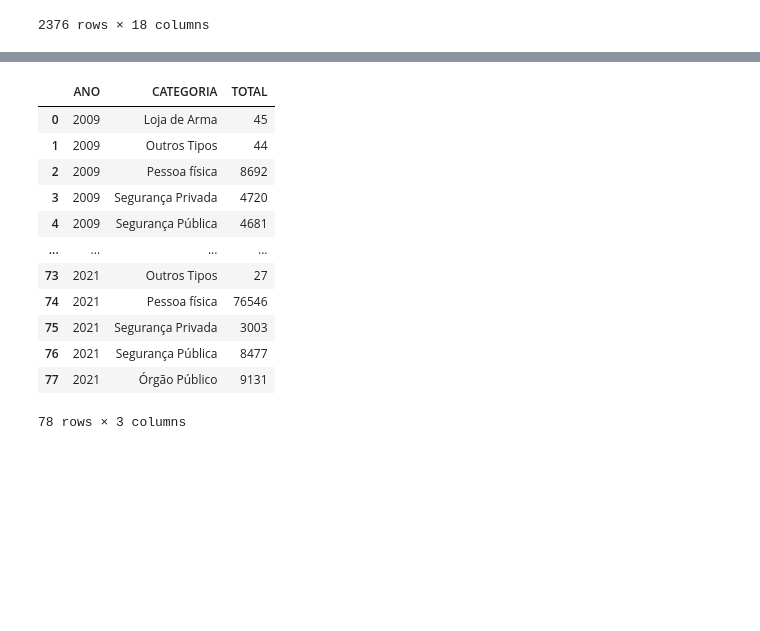
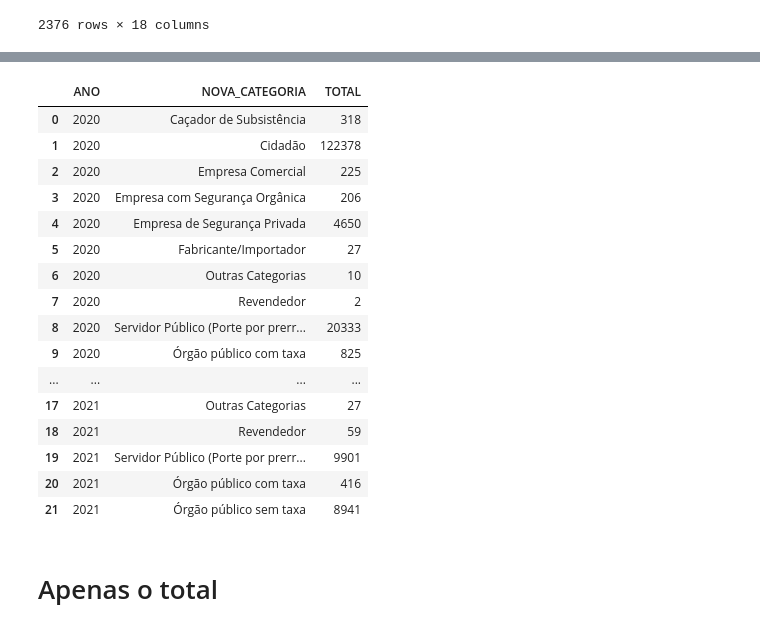
Before and after one commit to belisards/weapons_br, a Jupyter notebook: br_queries.ipynb, the cells around one changed output, grey strips where cells are left out. Cells and saved outputs as stored; diff of their text form; code cells hidden in the pictures; blank space fills up the shorter version.

```diff
--- a/br_queries.ipynb
+++ b/br_queries.ipynb
@@ -19,4 +19,4 @@ df
 | 2375 | 2375 | TO | Loja de Arma | 0.0 | 0.0 | 0.0 | 55.0 | 0.0 | 0.0 | 0.0 | 0.0 | ... |
 2376 rows × 18 columns
 # %%
-total = df.groupby(['ANO','CATEGORIA'],as_index=False).sum()
+total = df.groupby(['ANO','NOVA_CATEGORIA'],as_index=False).sum()
@@ -23,22 +32,26 @@ total = df.groupby(['ANO','CATEGORIA'],as_index=False).sum()
 # %%
 total.ANO = total.ANO.astype('int')
 total.TOTAL = total.TOTAL.astype('int')
 
-columns = ['ANO','CATEGORIA','TOTAL']
+columns = ['ANO','NOVA_CATEGORIA','TOTAL']
 
 total[columns]
 # %% [output]
-|  | ANO | CATEGORIA | TOTAL |
-| 0 | 2009 | Loja de Arma | 45 |
-| 1 | 2009 | Outros Tipos | 44 |
-| 2 | 2009 | Pessoa física | 8692 |
-| 3 | 2009 | Segurança Privada | 4720 |
-| 4 | 2009 | Segurança Pública | 4681 |
+|  | ANO | NOVA_CATEGORIA | TOTAL |
+| 0 | 2020 | Caçador de Subsistência | 318 |
+| 1 | 2020 | Cidadão | 122378 |
+| 2 | 2020 | Empresa Comercial | 225 |
+| 3 | 2020 | Empresa com Segurança Orgânica | 206 |
+| 4 | 2020 | Empresa de Segurança Privada | 4650 |
+| 5 | 2020 | Fabricante/Importador | 27 |
+| 6 | 2020 | Outras Categorias | 10 |
+| 7 | 2020 | Revendedor | 2 |
+| 8 | 2020 | Servidor Público (Porte por prerr... | 20333 |
+| 9 | 2020 | Órgão público com taxa | 825 |
 | ... | ... | ... | ... |
-| 73 | 2021 | Outros Tipos | 27 |
-| 74 | 2021 | Pessoa física | 76546 |
-| 75 | 2021 | Segurança Privada | 3003 |
-| 76 | 2021 | Segurança Pública | 8477 |
-| 77 | 2021 | Órgão Público | 9131 |
+| 17 | 2021 | Outras Categorias | 27 |
+| 18 | 2021 | Revendedor | 59 |
+| 19 | 2021 | Servidor Público (Porte por prerr... | 9901 |
+| 20 | 2021 | Órgão público com taxa | 416 |
+| 21 | 2021 | Órgão público sem taxa | 8941 |
-78 rows × 3 columns
 # %%
@@ -46,2 +59,4 @@ total.pivot_table(index=["CATEGORIA"],
                     columns='ANO',
                     values='TOTAL').to_csv('total.csv')
+# %% [markdown]
+# Apenas o total
```
Also changed, not shown: parts of 5 cells of this notebook, 6 other files.
